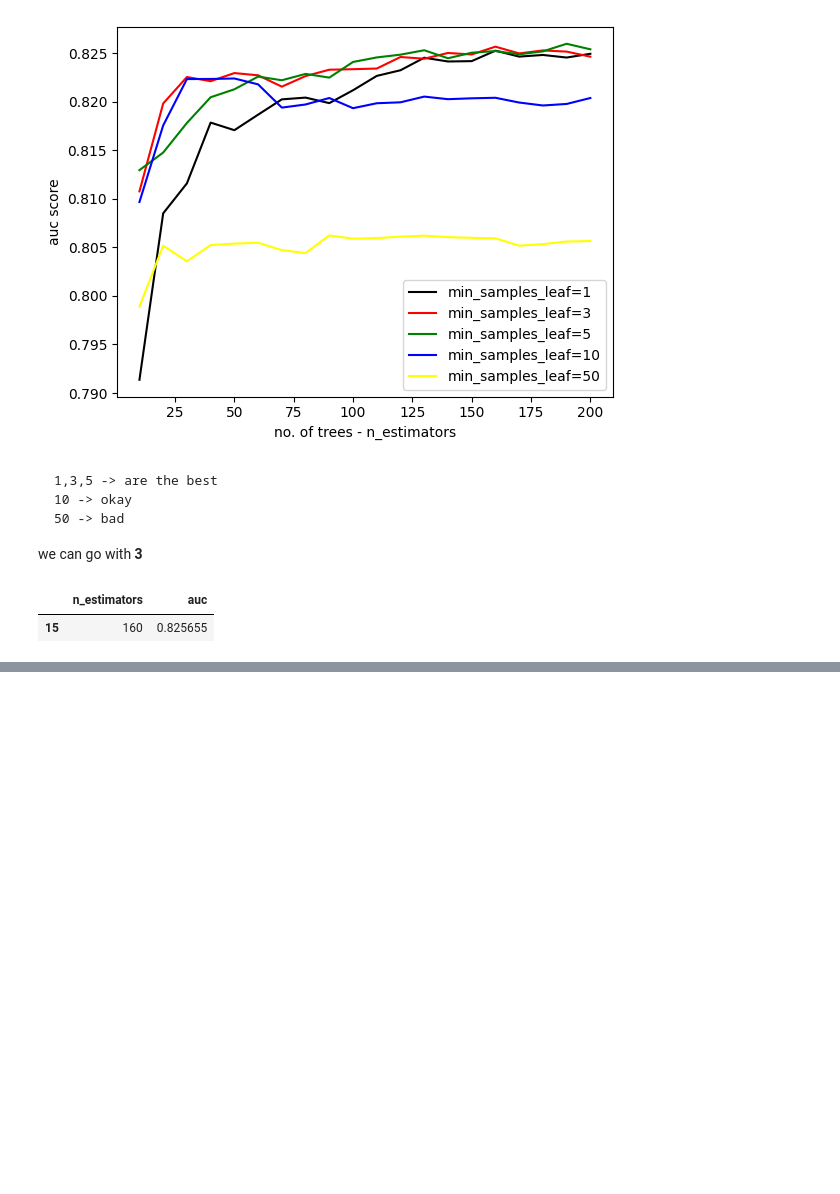
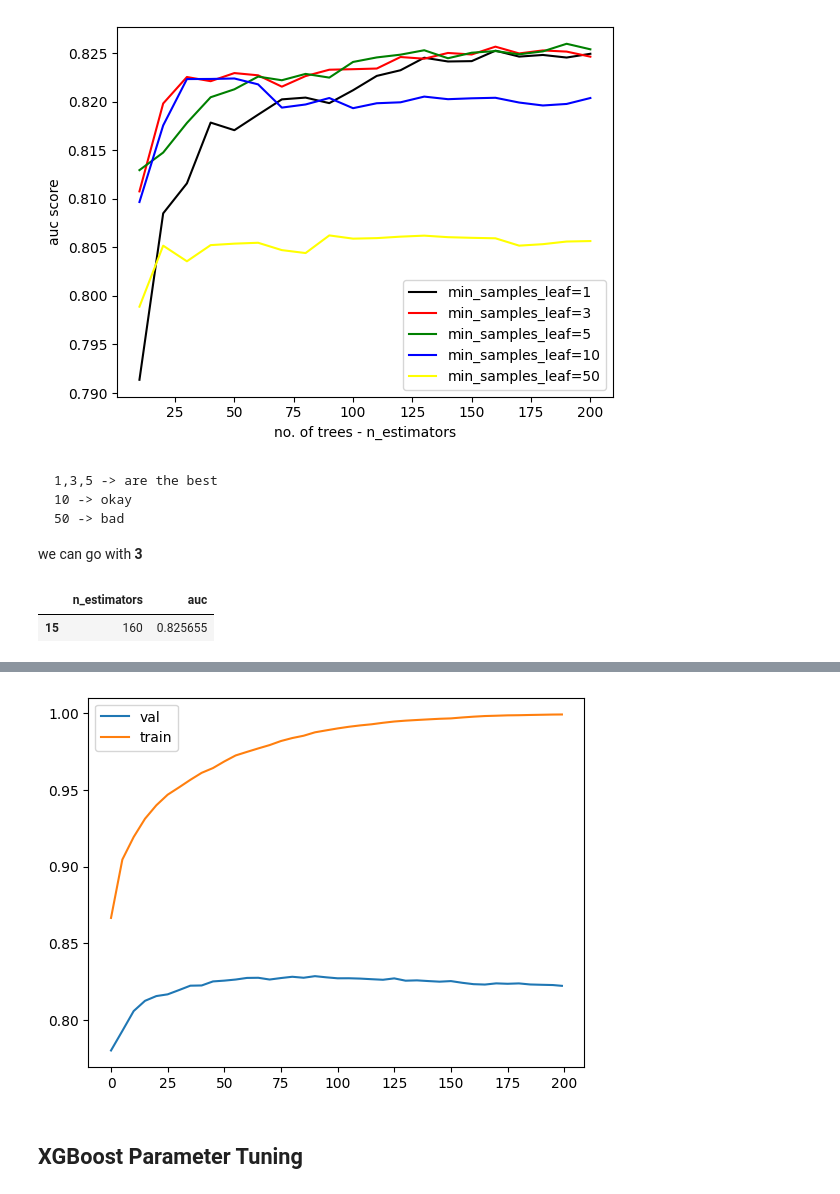
Before and after one commit to Rimsha-Bashir/machine-learning-zoomcamp, a Jupyter notebook: module-6/credit-risk-project.ipynb, the cells around one changed output, grey strips where cells are left out. Cells and saved outputs as stored; diff of their text form; code cells hidden in the pictures; blank space fills up the shorter version.

```diff
--- a/module-6/credit-risk-project.ipynb
+++ b/module-6/credit-risk-project.ipynb
@@ -747,0 +851,13 @@ df_scores.sort_values('auc', ascending=False).head(1)
+# %%
+s = output.stdout
+line = s.split('\n')
+for i in range(0,len(line)):
+
+    line = s.split('\n')[i]
+    num_iter, train_auc, val_auc = line.split('\t')
+
+    num_boost_round = int(num_iter.strip('[]'))
+    train_auc = float(train_auc.split(':')[1])
+    val_auc = float(val_auc.split(':')[1])
+
+    display(num_boost_round, train_auc, val_auc)
@@ -747,0 +878,20 @@ df_scores.sort_values('auc', ascending=False).head(1)
+# %%
+def parse_xgb_output(output):
+    results = []
+
+    for line in output.stdout.strip().split('\n'):
+        it_line, train_line, val_line = line.split('\t')
+
+        it = int(it_line.strip('[]'))
+        train = float(train_line.split(':')[1])
+        val = float(val_line.split(':')[1])
+
+        results.append((it, train, val))
+        columns = ['num_boost', 'train_auc', 'val_auc']
+        df = pd.DataFrame(results, columns=columns)
+
+    return df
+# %%
+df_scores = parse_xgb_output(output)
+
+df_scores.sort_values(by='val_auc', ascending=False)
@@ -747,0 +916,9 @@ df_scores.sort_values('auc', ascending=False).head(1)
+# %%
+plt.plot(df_scores.num_boost, df_scores.val_auc, label='val')
+plt.plot(df_scores.num_boost, df_scores.train_auc, label='train')
+plt.legend()
+plt.show()
+# %% [output]
+[figure, added]
+# %% [markdown]
+## XGBoost Parameter Tuning
```
Also changed, not shown: parts of 45 cells of this notebook, 1 other file.
